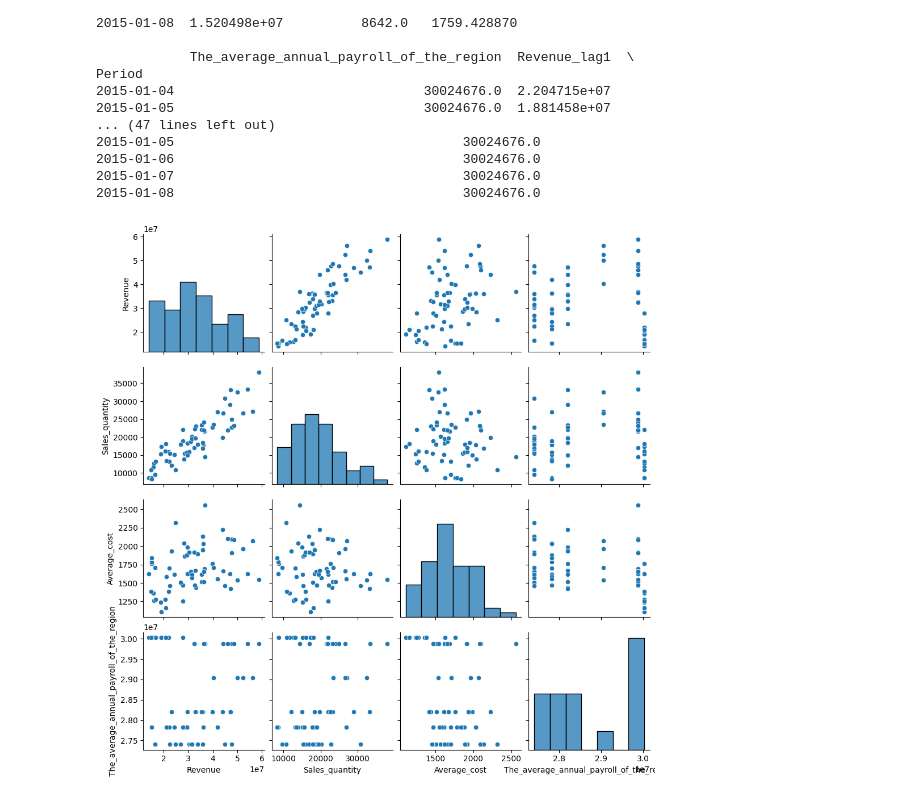
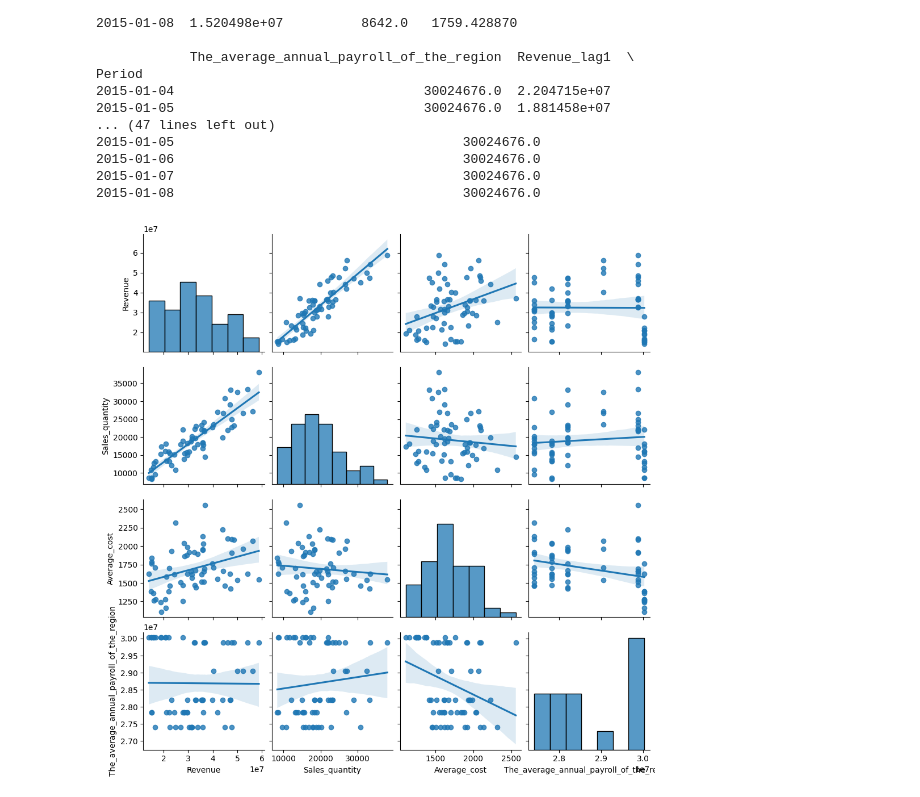
Before and after one commit to Raed-Bourouis/MLEASE, a Jupyter notebook: EDA1VF.ipynb, the cells around one changed output. Drawn from its saved outputs; the diff is of its cells as text; code cells hidden in the pictures.

```diff
--- a/EDA1VF.ipynb
+++ b/EDA1VF.ipynb
@@ -244,8 +337,8 @@ Period
 2015-01-08                                     30024676.0
 # %%
 # Create pairwise scatter plots for all numerical columns in the DataFrame
-sns.pairplot(df)
+sns.pairplot(df, kind="reg")
 
 plt.show()
 # %% [output]
-[figure, old version]
+[figure, new version]
```
Also changed, not shown: parts of 4 cells of this notebook, 4 other files.
